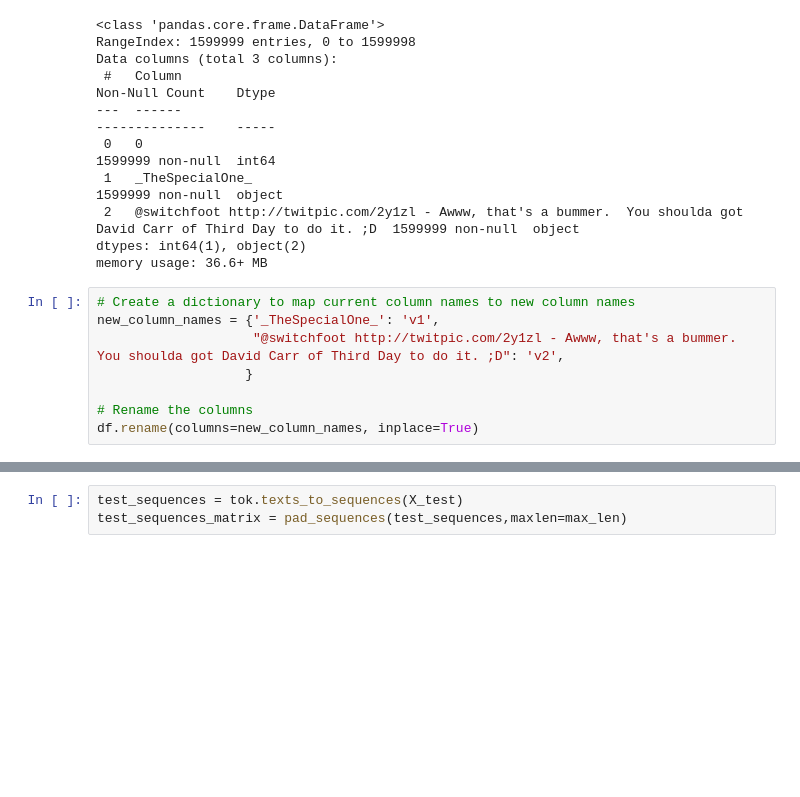
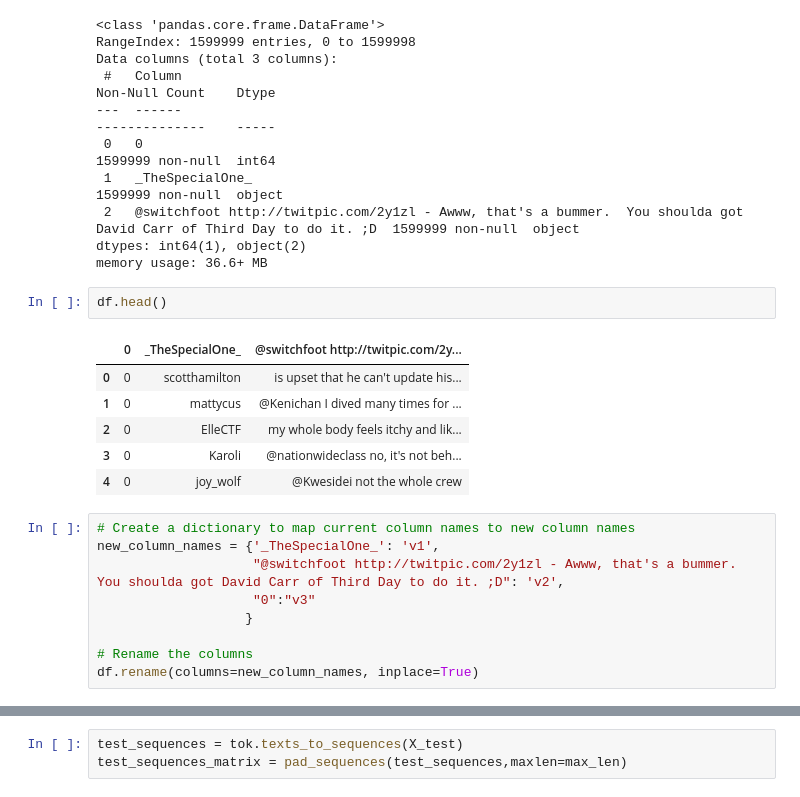
Before and after one commit to ambitama-poddar/Machine-Learning-Practicals, a Jupyter notebook: DA_4.ipynb, the cells around one changed output, grey strips where cells are left out. Cells and saved outputs as stored; diff of their text form; blank space fills up the shorter version.

```diff
--- a/DA_4.ipynb
+++ b/DA_4.ipynb
@@ -65,10 +65,20 @@ Data columns (total 3 columns):
  2   @switchfoot http://twitpic.com/2y1zl - Awww, that's a bummer.  You shoulda got David Carr of Third Day to do it. ;D  1599999 non-null  object
 dtypes: int64(1), object(2)
 memory usage: 36.6+ MB
+# %%
+df.head()
+# %% [output]
+|  | 0 | _TheSpecialOne_ | @switchfoot http://twitpic.com/2y... |
+| 0 | 0 | scotthamilton | is upset that he can't update his... |
+| 1 | 0 | mattycus | @Kenichan I dived many times for ... |
+| 2 | 0 | ElleCTF | my whole body feels itchy and lik... |
+| 3 | 0 | Karoli | @nationwideclass no, it's not beh... |
+| 4 | 0 | joy_wolf | @Kwesidei not the whole crew |
 # %%
 # Create a dictionary to map current column names to new column names
 new_column_names = {'_TheSpecialOne_': 'v1',
                     "@switchfoot http://twitpic.com/2y1zl - Awww, that's a bummer.  You shoulda got David Carr of Third Day to do it. ;D": 'v2',
+                    "0":"v3"
                    }
 
 # Rename the columns
```
Also changed, not shown: parts of 10 cells of this notebook.
